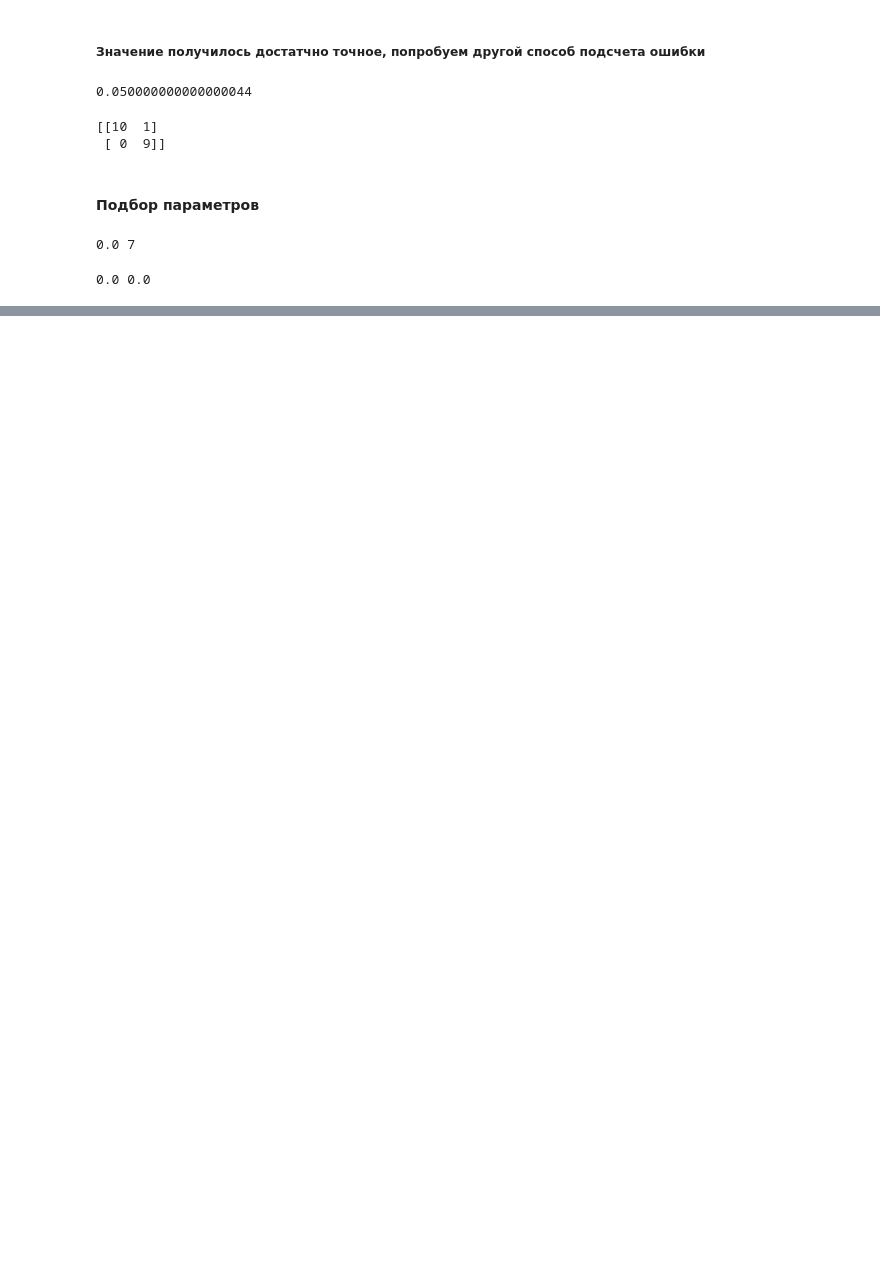
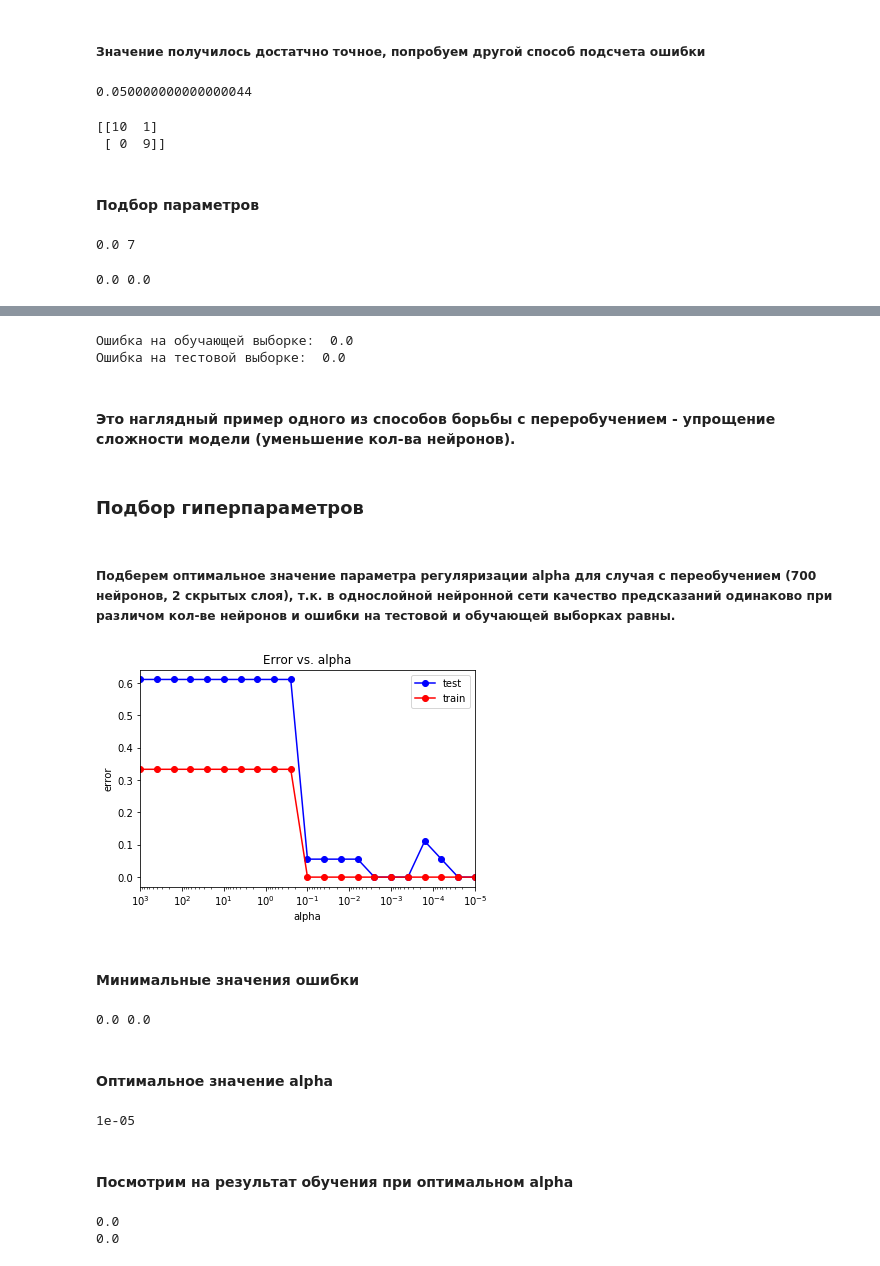
Before and after one commit to might52/ml, a Jupyter notebook: ml_lab1/ml_kabaddi.ipynb, the cells around one changed output, grey strips where cells are left out. Saved outputs shown, nothing was run; the diff lists cells and outputs as text; code cells hidden in the pictures; blank space fills up the shorter version.

```diff
--- a/ml_lab1/ml_kabaddi.ipynb
+++ b/ml_lab1/ml_kabaddi.ipynb
@@ -678,0 +755,3 @@ print(err_train, err_test)
+# %%
+mlp_model = MLPClassifier(hidden_layer_sizes = (700,2), solver = 'lbfgs', activation = 'logistic', random_state = 42)
+mlp_model.fit(X_train, y_train)
@@ -678,0 +777,3 @@ print(err_train, err_test)
+# %%
+mlp_model = MLPClassifier(hidden_layer_sizes = (50,2), solver = 'lbfgs', activation = 'logistic', random_state = 42)
+mlp_model.fit(X_train, y_train)
@@ -678,0 +788,68 @@ print(err_train, err_test)
+# %%
+y_train_pred = mlp_model.predict(X_train)
+y_test_pred = mlp_model.predict(X_test)
+print("Ошибка на обучающей выборке: ", np.mean(y_train != y_train_pred))
+print("Ошибка на тестовой выборке: ", np.mean(y_test != y_test_pred))
+# %% [output]
+Ошибка на обучающей выборке:  0.0
+Ошибка на тестовой выборке:  0.0
+# %% [markdown]
+#### Это наглядный пример одного из способов борьбы с переробучением - упрощение сложности модели (уменьшение кол-ва нейронов).
+# %% [markdown]
+### Подбор гиперпараметров
+# %% [markdown]
+##### Подберем оптимальное значение параметра регуляризации alpha для случая с переобучением (700 нейронов, 2 скрытых слоя), т.к. в однослойной нейронной сети качество предсказаний одинаково при различом кол-ве нейронов и ошибки на тестовой и обучающей выборках равны.
+# %%
+alpha_arr = np.logspace(-5, 3, 21)
+test_err = []
+train_err = []
+for alpha in alpha_arr:
+    mlp_model = MLPClassifier(alpha = alpha, hidden_layer_sizes = (700, 2),
+                              solver = 'lbfgs', activation = 'logistic', random_state = 42)
+    mlp_model.fit(X_train, y_train)
+
+    y_train_pred = mlp_model.predict(X_train)
+    y_test_pred = mlp_model.predict(X_test)
+    train_err.append(np.mean(y_train != y_train_pred))
+    test_err.append(np.mean(y_test != y_test_pred))
+# %%
+plt.semilogx(alpha_arr, test_err, 'b-o', label = 'test')
+plt.semilogx(alpha_arr, train_err, 'r-o', label = 'train')
+plt.xlim([np.max(alpha_arr), np.min(alpha_arr)])
+plt.title('Error vs. alpha')
+plt.xlabel('alpha')
+plt.ylabel('error')
+plt.legend()
+pass
+# %% [output]
+[figure, added]
+# %% [markdown]
+#### Минимальные значения ошибки
+# %%
+min_train_err = np.min(train_err)
+min_test_err = np.min(test_err)
+print(min_train_err, min_test_err)
+# %% [output]
+0.0 0.0
+# %% [markdown]
+#### Оптимальное значение alpha
+# %%
+alpha_opt = alpha_arr[test_err == min_test_err]
+alpha_opt = alpha_opt[0]
+print(alpha_opt)
+# %% [output]
+1e-05
+# %% [markdown]
+#### Посмотрим на результат обучения при оптимальном alpha
+# %%
+mlp_model = MLPClassifier(alpha = alpha_opt, hidden_layer_sizes = (700,2),
+                          solver = 'lbfgs', activation = 'logistic', random_state = 42)
+mlp_model.fit(X_train, y_train)
+
+y_train_pred = mlp_model.predict(X_train)
+y_test_pred = mlp_model.predict(X_test)
+print(np.mean(y_train != y_train_pred))
+print(np.mean(y_test != y_test_pred))
+# %% [output]
+0.0
+0.0
```
Also changed, not shown: parts of 68 cells of this notebook.
